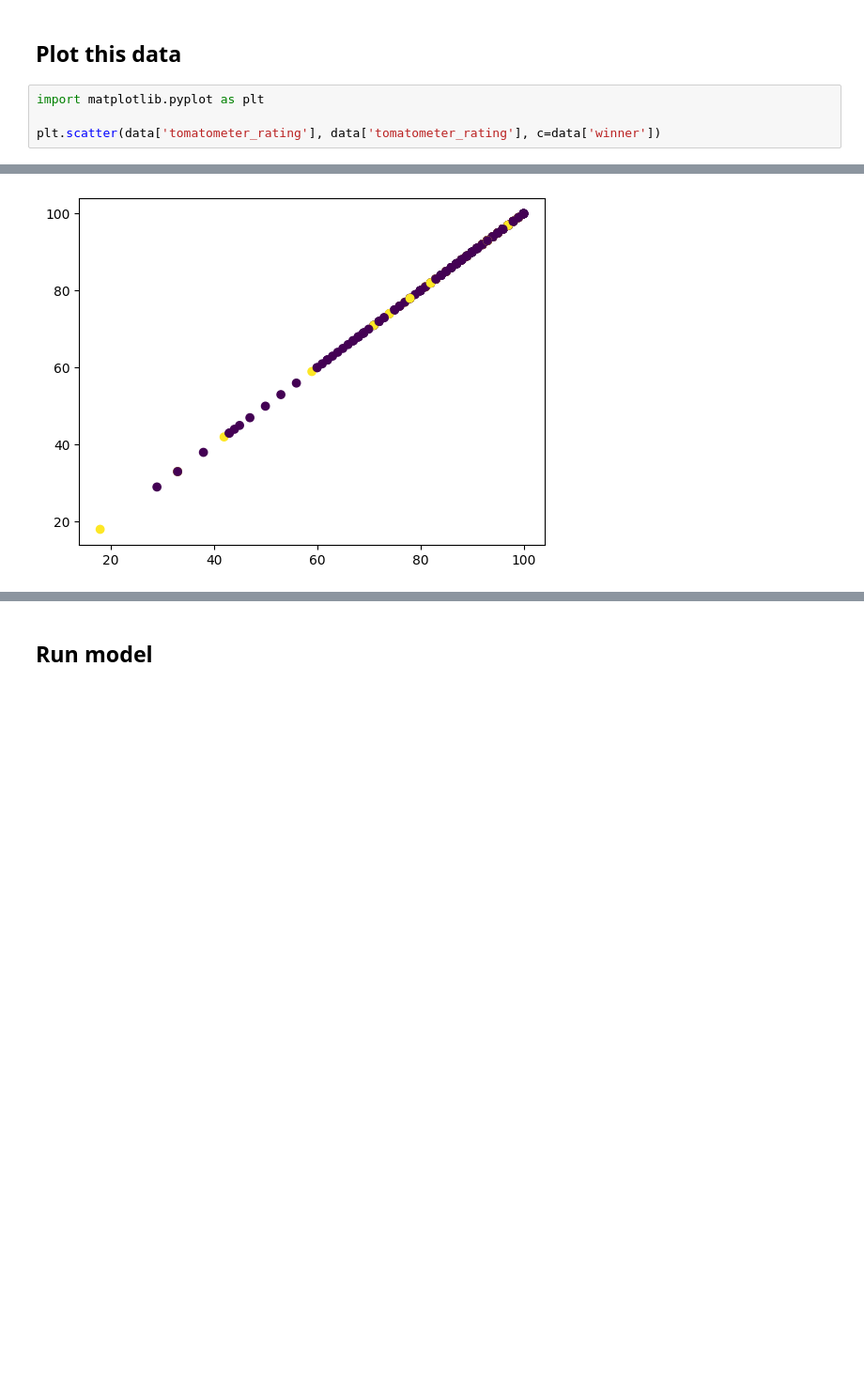
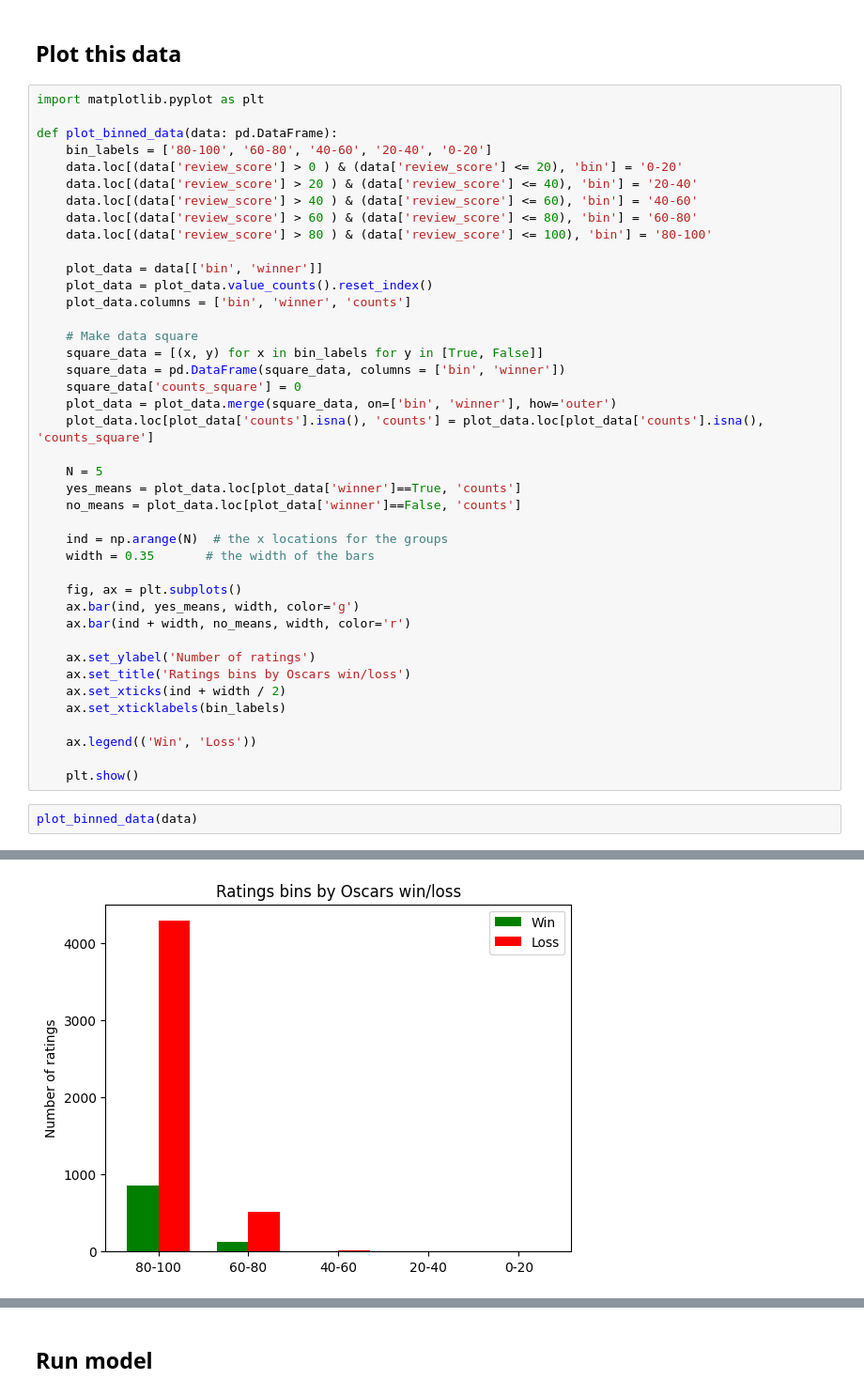
Before and after one commit to Jonathan-Alexander/DATA515-RottenTomatoesAnalysis, a Jupyter notebook: rotten_tomatoes/q1_modeling.ipynb, the cells around one changed output, grey strips where cells are left out. Shown: that part at 94% size. Saved outputs shown, nothing was run; the diff lists cells and outputs as text; blank space fills up the shorter version.

```diff
--- a/rotten_tomatoes/q1_modeling.ipynb
+++ b/rotten_tomatoes/q1_modeling.ipynb
@@ -72,7 +24,46 @@ data.head()
 # %% [markdown]
 ## Plot this data
+# %%
+import matplotlib.pyplot as plt
+
+def plot_binned_data(data: pd.DataFrame):
+    bin_labels = ['80-100', '60-80', '40-60', '20-40', '0-20']
+    data.loc[(data['review_score'] > 0 ) & (data['review_score'] <= 20), 'bin'] = '0-20'
+    data.loc[(data['review_score'] > 20 ) & (data['review_score'] <= 40), 'bin'] = '20-40'
+    data.loc[(data['review_score'] > 40 ) & (data['review_score'] <= 60), 'bin'] = '40-60'
+    data.loc[(data['review_score'] > 60 ) & (data['review_score'] <= 80), 'bin'] = '60-80'
+    data.loc[(data['review_score'] > 80 ) & (data['review_score'] <= 100), 'bin'] = '80-100'
+
+    plot_data = data[['bin', 'winner']]
+    plot_data = plot_data.value_counts().reset_index()
+    plot_data.columns = ['bin', 'winner', 'counts']
+
+    # Make data square
+    square_data = [(x, y) for x in bin_labels for y in [True, False]]
+    square_data = pd.DataFrame(square_data, columns = ['bin', 'winner'])
+    square_data['counts_square'] = 0
+    plot_data = plot_data.merge(square_data, on=['bin', 'winner'], how='outer')
+    plot_data.loc[plot_data['counts'].isna(), 'counts'] = plot_data.loc[plot_data['counts'].isna(), 'counts_square']
+
+    N = 5
+    yes_means = plot_data.loc[plot_data['winner']==True, 'counts']
+    no_means = plot_data.loc[plot_data['winner']==False, 'counts']
+
+    ind = np.arange(N)  # the x locations for the groups
+    width = 0.35       # the width of the bars
+
+    fig, ax = plt.subplots()
+    ax.bar(ind, yes_means, width, color='g')
+    ax.bar(ind + width, no_means, width, color='r')
+
+    ax.set_ylabel('Number of ratings')
+    ax.set_title('Ratings bins by Oscars win/loss')
+    ax.set_xticks(ind + width / 2)
+    ax.set_xticklabels(bin_labels)
+
+    ax.legend(('Win', 'Loss'))
+
+    plt.show()
 # %%
-import matplotlib.pyplot as plt
-
-plt.scatter(data['tomatometer_rating'], data['tomatometer_rating'], c=data['winner'])
+plot_binned_data(data)
 # %% [output]
@@ -80 +70 @@ plt.scatter(data['tomatometer_rating'], data['tomatometer_rating'], c=data['winn
-[figure, old version]
+[figure, new version]
```
Also changed, not shown: parts of 46 cells of this notebook.
